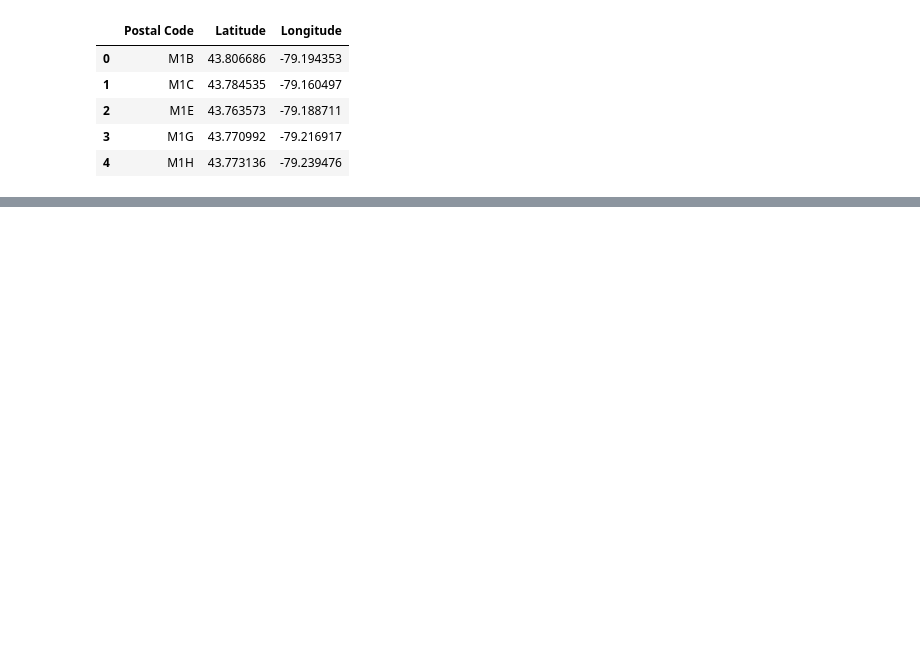
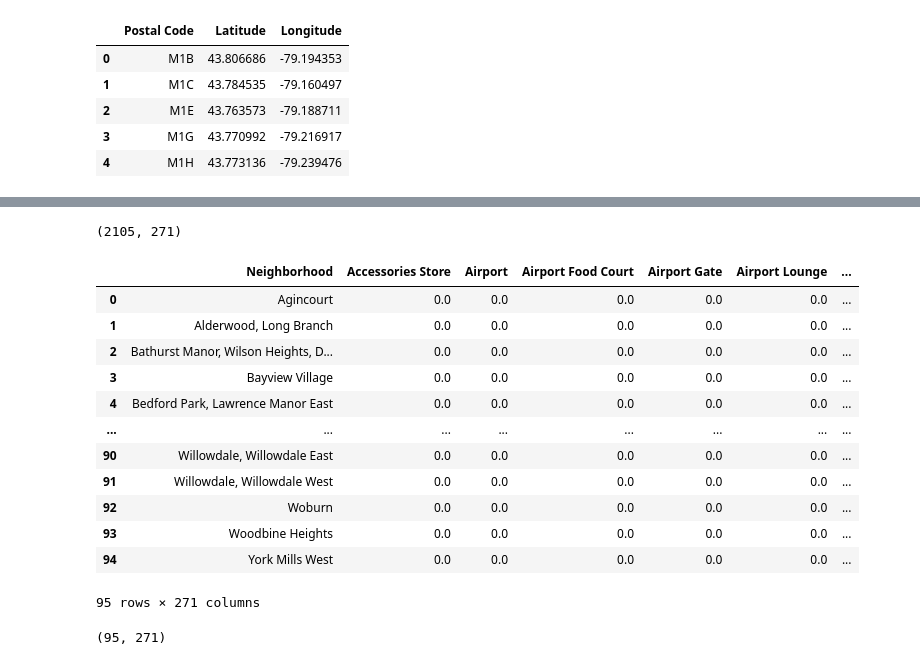
Before and after one commit to felipedmnq/Coursera_Capstone, a Jupyter notebook: Notebooks/DS_Capstone_IBM_week03_neighborhoods_in_Toronto..ipynb, the cells around one changed output, grey strips where cells are left out. Saved outputs shown, nothing was run; the diff lists cells and outputs as text; code cells hidden in the pictures; blank space fills up the shorter version.

```diff
--- a/Notebooks/DS_Capstone_IBM_week03_neighborhoods_in_Toronto..ipynb
+++ b/Notebooks/DS_Capstone_IBM_week03_neighborhoods_in_Toronto..ipynb
@@ -140,0 +217,4 @@ df.head()
+# %%
+toronto_venues = getNearbyVenues(names = df_toronto['Neighborhood'],
+                                  latitudes = df_toronto['Latitude'],
+                                  longitudes = df_toronto['Longitude'])
@@ -140,0 +273,12 @@ df.head()
+# %%
+# One-hot-encoding
+
+toronto_venues_encoded = pd.get_dummies(toronto_venues[['Venue Category']], prefix="", prefix_sep="")
+
+toronto_venues_encoded['Neighborhood'] = toronto_venues['Neighborhood']
+
+# bringing "Neighborhood" column to the first position
+columns_reorder = [toronto_venues_encoded.columns[190:191][0]] + list(toronto_venues_encoded.columns[:190]) + list(toronto_venues_encoded.columns[191:])
+toronto_venues_encoded = toronto_venues_encoded[columns_reorder]
+
+toronto_venues_encoded.head()
@@ -140,0 +293,25 @@ df.head()
+# %%
+toronto_venues_encoded.shape
+# %% [output]
+(2105, 271)
+# %%
+toronto_grouped = toronto_venues_encoded.groupby('Neighborhood').mean().reset_index()
+toronto_grouped
+# %% [output]
+|  | Neighborhood | Accessories Store | Airport | Airport Food Court | Airport Gate | Airport Lounge | ... |
+| 0 | Agincourt | 0.0 | 0.0 | 0.0 | 0.0 | 0.0 | ... |
+| 1 | Alderwood, Long Branch | 0.0 | 0.0 | 0.0 | 0.0 | 0.0 | ... |
+| 2 | Bathurst Manor, Wilson Heights, D... | 0.0 | 0.0 | 0.0 | 0.0 | 0.0 | ... |
+| 3 | Bayview Village | 0.0 | 0.0 | 0.0 | 0.0 | 0.0 | ... |
+| 4 | Bedford Park, Lawrence Manor East | 0.0 | 0.0 | 0.0 | 0.0 | 0.0 | ... |
+| ... | ... | ... | ... | ... | ... | ... | ... |
+| 90 | Willowdale, Willowdale East | 0.0 | 0.0 | 0.0 | 0.0 | 0.0 | ... |
+| 91 | Willowdale, Willowdale West | 0.0 | 0.0 | 0.0 | 0.0 | 0.0 | ... |
+| 92 | Woburn | 0.0 | 0.0 | 0.0 | 0.0 | 0.0 | ... |
+| 93 | Woodbine Heights | 0.0 | 0.0 | 0.0 | 0.0 | 0.0 | ... |
+| 94 | York Mills West | 0.0 | 0.0 | 0.0 | 0.0 | 0.0 | ... |
+95 rows × 271 columns
+# %%
+toronto_grouped.shape
+# %% [output]
+(95, 271)
```
Also changed, not shown: parts of 27 cells of this notebook.
